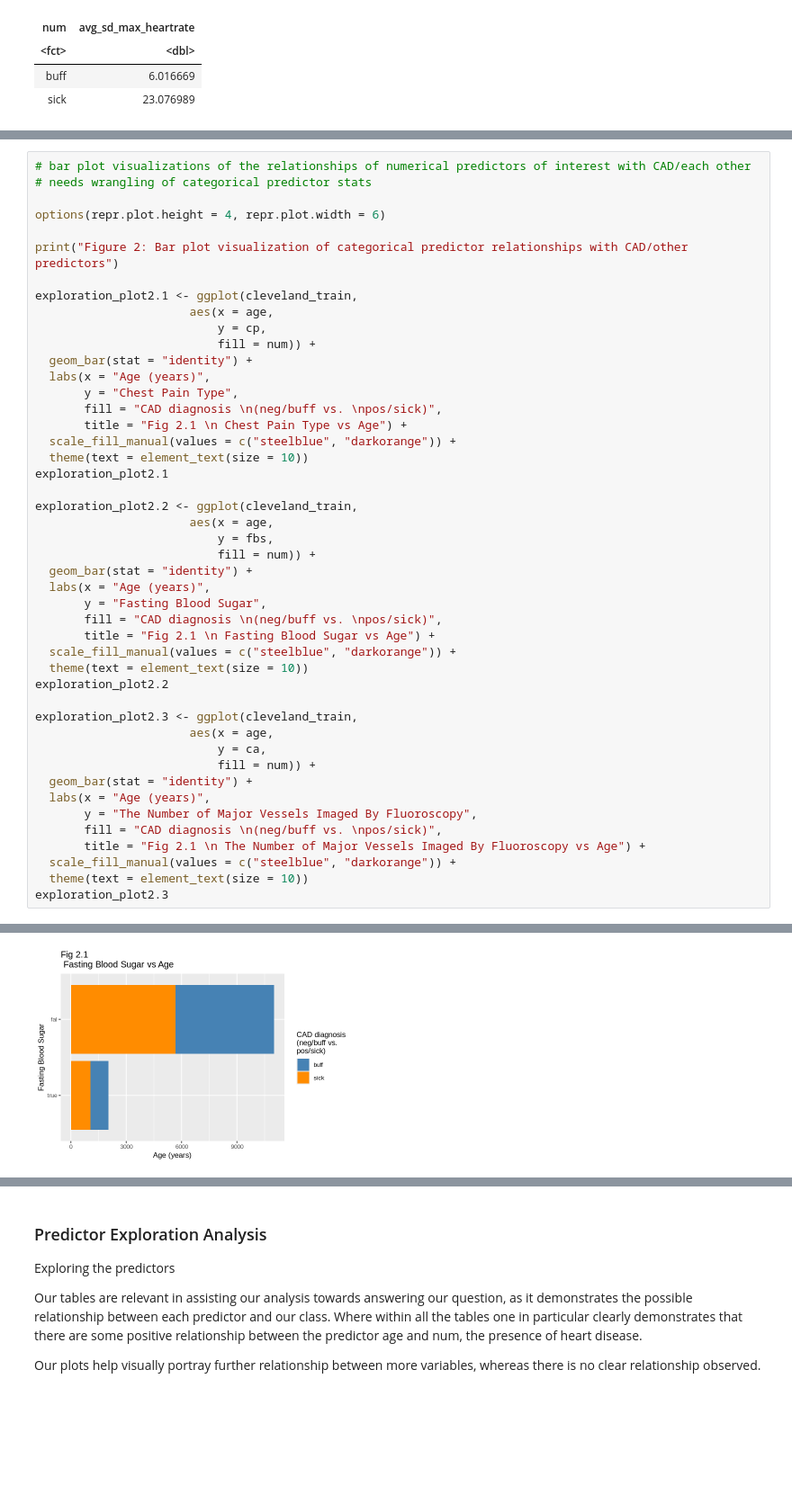
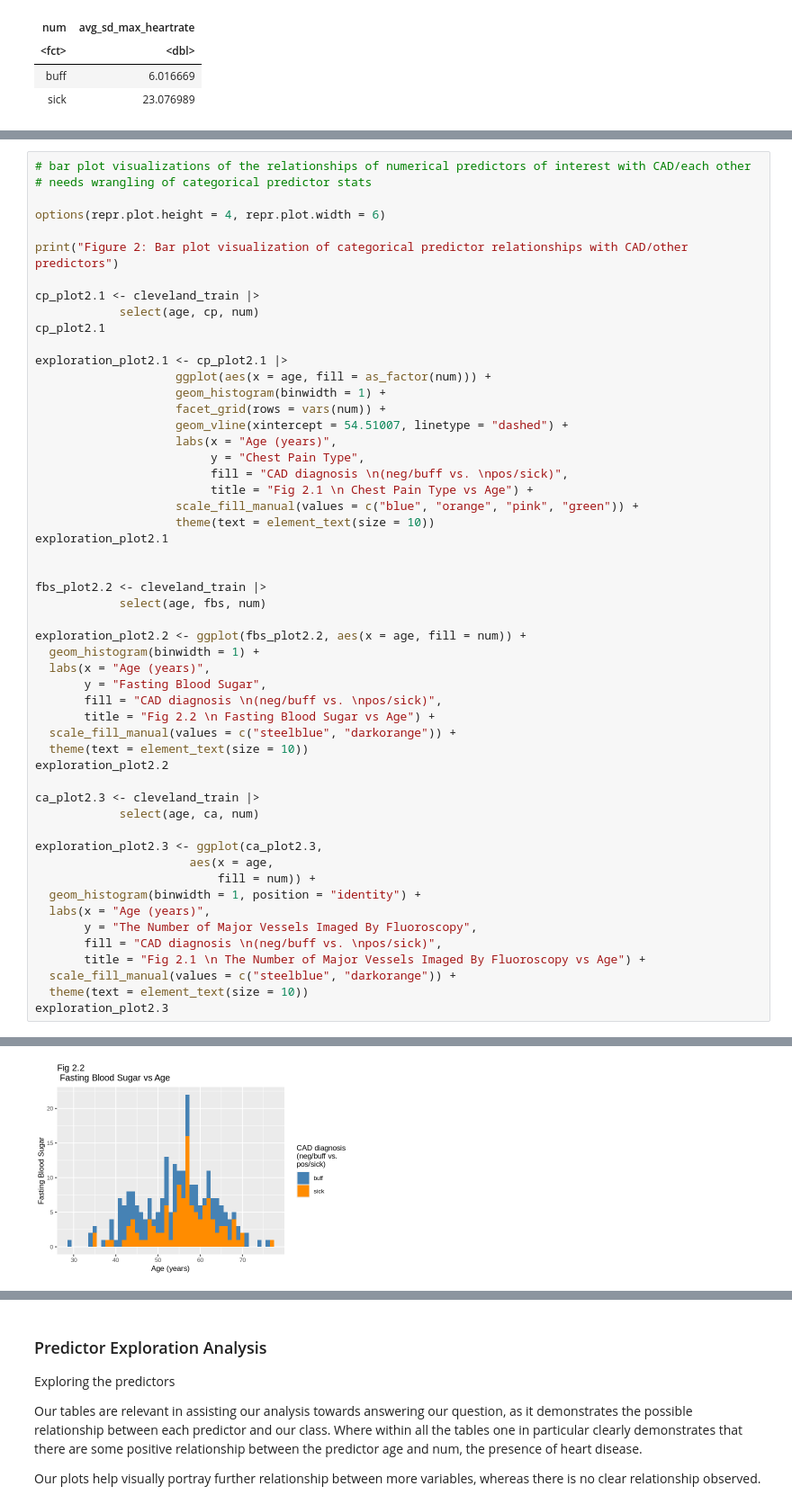
Before and after one commit to JennWan/Group_Project, a Jupyter notebook: newcleveland_2.ipynb, the cells around one changed output, grey strips where cells are left out. Shown at 90% size. Drawn from its saved outputs; the diff is of its cells as text; blank space fills up the shorter version.

Commit message:
histogram stuff

```diff
--- a/newcleveland_2.ipynb
+++ b/newcleveland_2.ipynb
@@ -602,37 +604,44 @@ options(repr.plot.height = 4, repr.plot.width = 6)
 
 print("Figure 2: Bar plot visualization of categorical predictor relationships with CAD/other predictors")
 
-exploration_plot2.1 <- ggplot(cleveland_train,
-                      aes(x = age,
-                          y = cp,
-                          fill = num)) +
-  geom_bar(stat = "identity") +
-  labs(x = "Age (years)",
-       y = "Chest Pain Type",
-       fill = "CAD diagnosis \n(neg/buff vs. \npos/sick)",
-       title = "Fig 2.1 \n Chest Pain Type vs Age") +
-  scale_fill_manual(values = c("steelblue", "darkorange")) +
-  theme(text = element_text(size = 10))
+cp_plot2.1 <- cleveland_train |>
+            select(age, cp, num)
+cp_plot2.1
+
+exploration_plot2.1 <- cp_plot2.1 |>
+                    ggplot(aes(x = age, fill = as_factor(num))) +
+                    geom_histogram(binwidth = 1) +
+                    facet_grid(rows = vars(num)) +
+                    geom_vline(xintercept = 54.51007, linetype = "dashed") +
+                    labs(x = "Age (years)",
+                         y = "Chest Pain Type",
+                         fill = "CAD diagnosis \n(neg/buff vs. \npos/sick)",
+                         title = "Fig 2.1 \n Chest Pain Type vs Age") +
+                    scale_fill_manual(values = c("blue", "orange", "pink", "green")) +
+                    theme(text = element_text(size = 10))
 exploration_plot2.1
 
-exploration_plot2.2 <- ggplot(cleveland_train,
-                      aes(x = age,
-                          y = fbs,
-                          fill = num)) +
-  geom_bar(stat = "identity") +
+
+fbs_plot2.2 <- cleveland_train |>
+            select(age, fbs, num)
+
+exploration_plot2.2 <- ggplot(fbs_plot2.2, aes(x = age, fill = num)) +
+  geom_histogram(binwidth = 1) +
   labs(x = "Age (years)",
        y = "Fasting Blood Sugar",
        fill = "CAD diagnosis \n(neg/buff vs. \npos/sick)",
-       title = "Fig 2.1 \n Fasting Blood Sugar vs Age") +
+       title = "Fig 2.2 \n Fasting Blood Sugar vs Age") +
   scale_fill_manual(values = c("steelblue", "darkorange")) +
   theme(text = element_text(size = 10))
 exploration_plot2.2
 
-exploration_plot2.3 <- ggplot(cleveland_train,
+ca_plot2.3 <- cleveland_train |>
+            select(age, ca, num)
+
+exploration_plot2.3 <- ggplot(ca_plot2.3,
                       aes(x = age,
-                          y = ca,
                           fill = num)) +
-  geom_bar(stat = "identity") +
+  geom_histogram(binwidth = 1, position = "identity") +
   labs(x = "Age (years)",
        y = "The Number of Major Vessels Imaged By Fluoroscopy",
        fill = "CAD diagnosis \n(neg/buff vs. \npos/sick)",
@@ -646 +665 @@ exploration_plot2.3
-[figure, old version]
+[figure, new version]
```
Also changed, not shown: parts of 8 cells of this notebook.
